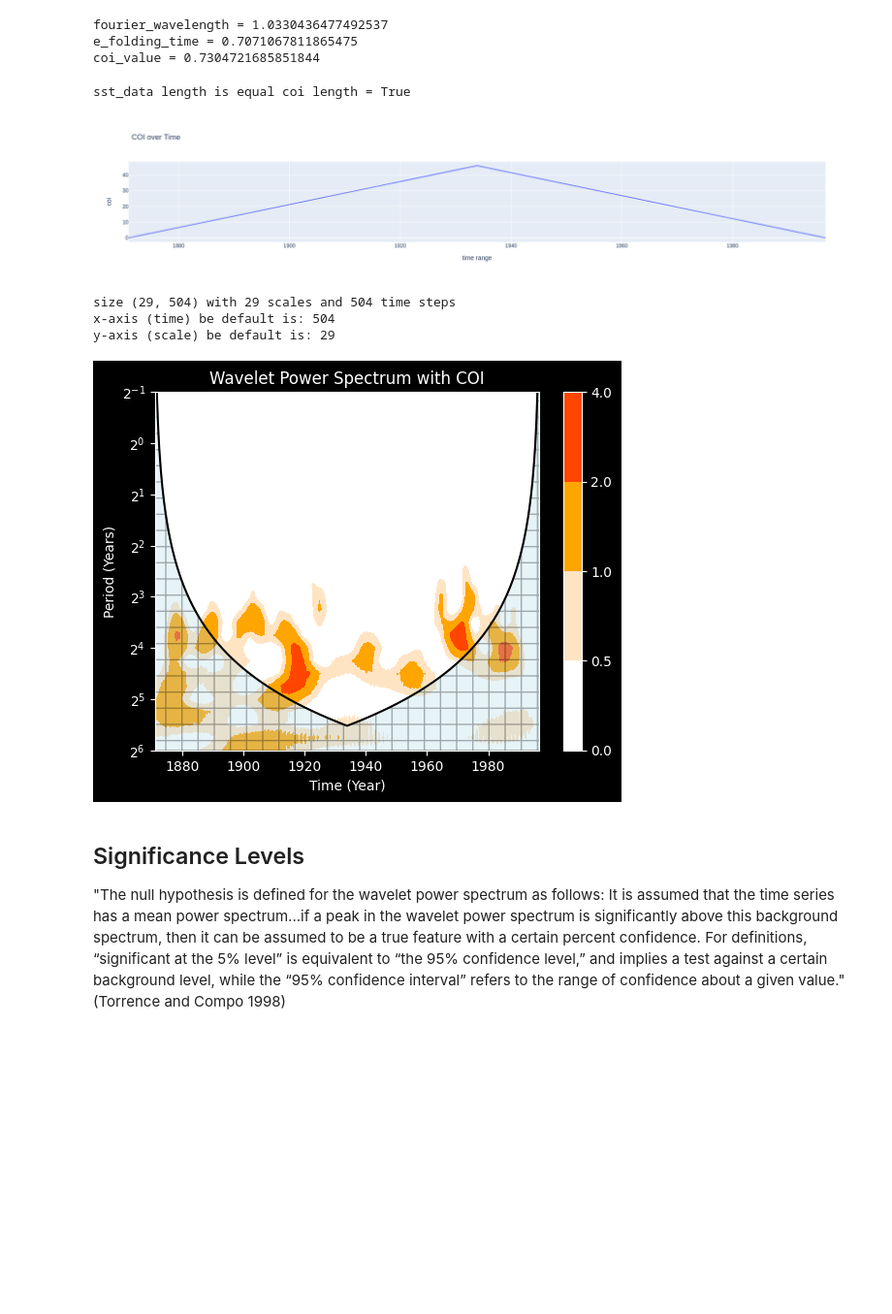
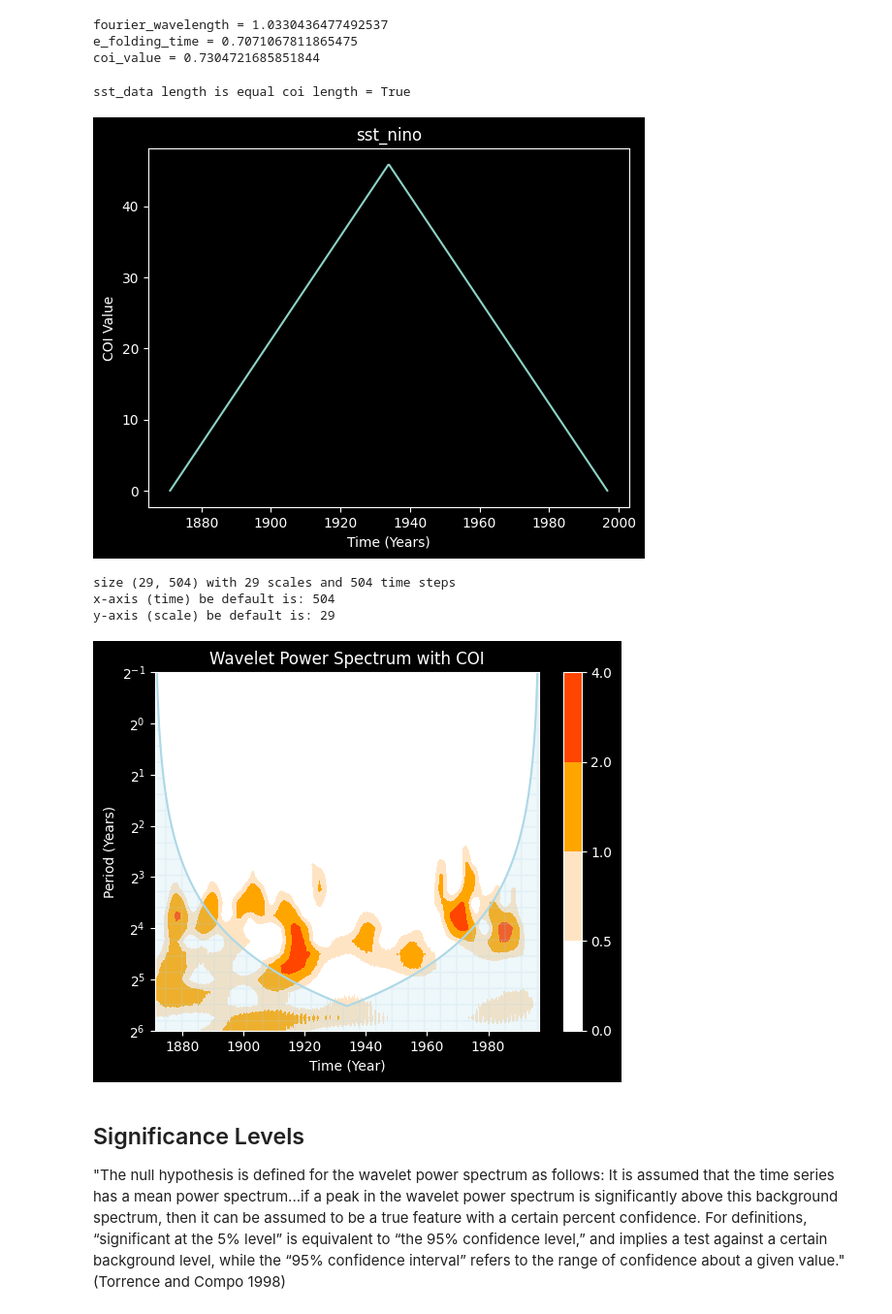
Before and after one commit to cyschneck/wavelet-tutorial, a Jupyter notebook: wavelet_nino.ipynb, the cells around one changed output. Shown at 97% size. Drawn from its saved outputs; the diff is of its cells as text; code cells hidden in the pictures; blank space fills up the shorter version.

```diff
--- a/wavelet_nino.ipynb
+++ b/wavelet_nino.ipynb
@@ -177,16 +197,3 @@ freq
  11.3137085  13.45434264 16.         19.02731384 22.627417   26.90868529
  32.         38.05462768 45.254834   53.81737058 64.        ]
 [figure]
-# %%
-# contour plot
-fig, ax = plt.subplots()
-plt.style.use('dark_background')
-period = 1 / freqs
-power = np.power(abs(wavelet_coeffs), 2)
-levels = [0.0625, 0.125, 0.25, 0.5, 1, 2, 4, 8, 16]
-contour = ax.contourf(time_range, np.log2(period), np.log2(power), np.log2(levels))
-cbar = fig.colorbar(contour)
-plt.title("Contour Plot with Power Levels")
-plt.xlabel("Time")
-plt.ylabel("Period")
-plt.show()
@@ -300,17 +305,22 @@ coi_value = 0.7304721685851844
 # %%
 # "determine the cone of influence and the Fourier wavelength at each scale" (Torrence and Compo
 # coi mirrored across the second half of the time range
 coi_data_first_half  = coi_value * dt * (np.arange(int((len(sst_data) + 1) / 2)))
 coi_data = np.concatenate((coi_data_first_half, coi_data_first_half[::-1]))
 print(f"sst_data length is equal coi length = {len(sst_data) == len(coi_data)}")
 
 coi_df = pd.DataFrame({'time range': time_range,
                                 'coi': coi_data})
-fig = px.line(coi_df, x='time range', y='coi', title="COI over Time")
-fig.show()
+
+fig, ax = plt.subplots()
+fig = plt.plot(coi_df["time range"], coi_df["coi"])
+plt.title("sst_nino")
+plt.xlabel("Time (Years)")
+plt.ylabel("COI Value")
+plt.show()
 # %% [output]
 sst_data length is equal coi length = True
-[figure, old version]
+[figure, new version]
 # %%
 wavelet_mother = "cmor1.5-1.0" # Morlet in Torrence/Compo cooresponds to cmor in PyWavelets -> https://github.com/PyWavelets/pywt/issues/522#issuecomment-539227912
 
@@ -345,12 +355,12 @@ im = plt.contourf(CS, levels=levels,
 plt.fill_between(x=time_range,
                  y1=coi_data * 0 + period[-1],
                  y2=coi_data,
-                 edgecolor="Black",
+                 edgecolor="lightblue",
                  facecolor="lightblue",
-                 alpha=0.3,
+                 alpha=0.2,
                  hatch='+')
 plt.plot(time_range, coi_data,
-         color='Black')
+         color='lightblue')
 
 plt.xlabel("Time (Year)")
 plt.ylabel("Period (Years)")
@@ -364,7 +374,7 @@ plt.show()
 size (29, 504) with 29 scales and 504 time steps
 x-axis (time) be default is: 504
 y-axis (scale) be default is: 29
-[figure, old version]
+[figure, new version]
 # %% [markdown]
 ## Significance Levels
 
```
Also changed, not shown: parts of 19 cells of this notebook, 5 other files.
